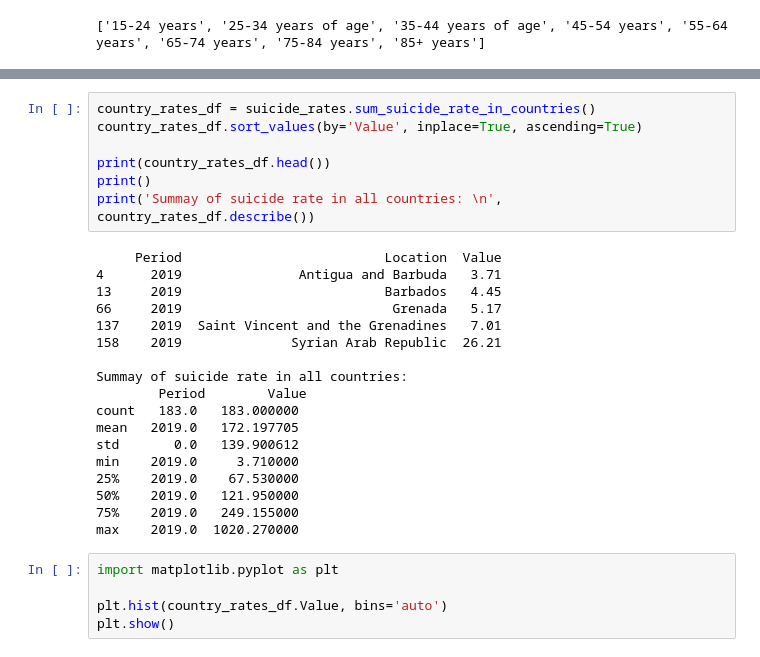
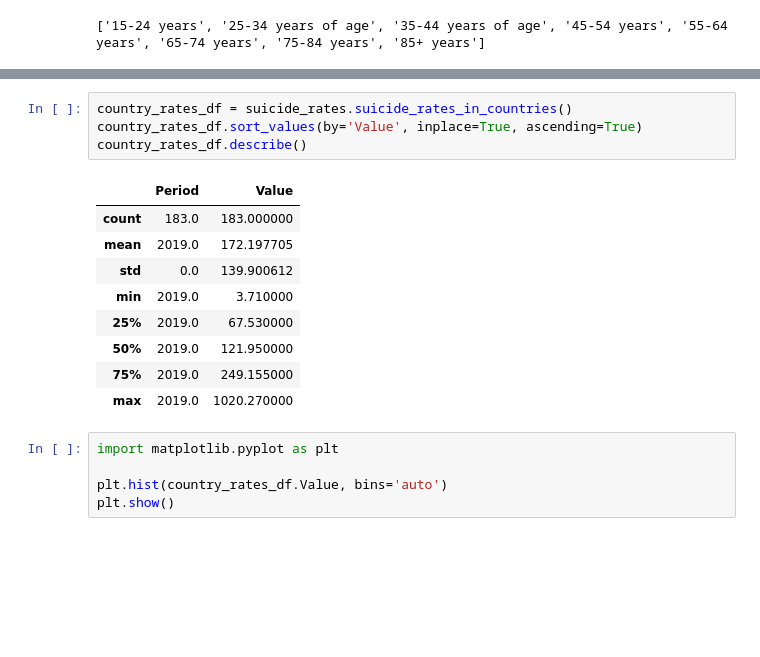
Before and after one commit to Pinkwjp/global_suicide_rates, a Jupyter notebook: visualize_global_sucide_rates.ipynb, the cells around one changed output, grey strips where cells are left out. Saved outputs shown, nothing was run; the diff lists cells and outputs as text; blank space fills up the shorter version.

```diff
--- a/visualize_global_sucide_rates.ipynb
+++ b/visualize_global_sucide_rates.ipynb
@@ -97,28 +248,17 @@ assert france_male_15_24.Value.to_list()[0] == raw_france_male_15_24.Value.to_li
 # %%
-country_rates_df = suicide_rates.sum_suicide_rate_in_countries()
+country_rates_df = suicide_rates.suicide_rates_in_countries()
 country_rates_df.sort_values(by='Value', inplace=True, ascending=True)
-
-print(country_rates_df.head())
-print()
-print('Summay of suicide rate in all countries: \n', country_rates_df.describe())
+country_rates_df.describe()
 # %% [output]
-     Period                          Location  Value
-4      2019               Antigua and Barbuda   3.71
-13     2019                          Barbados   4.45
-66     2019                           Grenada   5.17
-137    2019  Saint Vincent and the Grenadines   7.01
-158    2019              Syrian Arab Republic  26.21
-
-Summay of suicide rate in all countries:
-        Period        Value
-count   183.0   183.000000
-mean   2019.0   172.197705
-std       0.0   139.900612
-min    2019.0     3.710000
-25%    2019.0    67.530000
-50%    2019.0   121.950000
-75%    2019.0   249.155000
-max    2019.0  1020.270000
+|  | Period | Value |
+| count | 183.0 | 183.000000 |
+| mean | 2019.0 | 172.197705 |
+| std | 0.0 | 139.900612 |
+| min | 2019.0 | 3.710000 |
+| 25% | 2019.0 | 67.530000 |
+| 50% | 2019.0 | 121.950000 |
+| 75% | 2019.0 | 249.155000 |
+| max | 2019.0 | 1020.270000 |
 # %%
 import matplotlib.pyplot as plt
 
```
Also changed, not shown: parts of 7 cells of this notebook.
